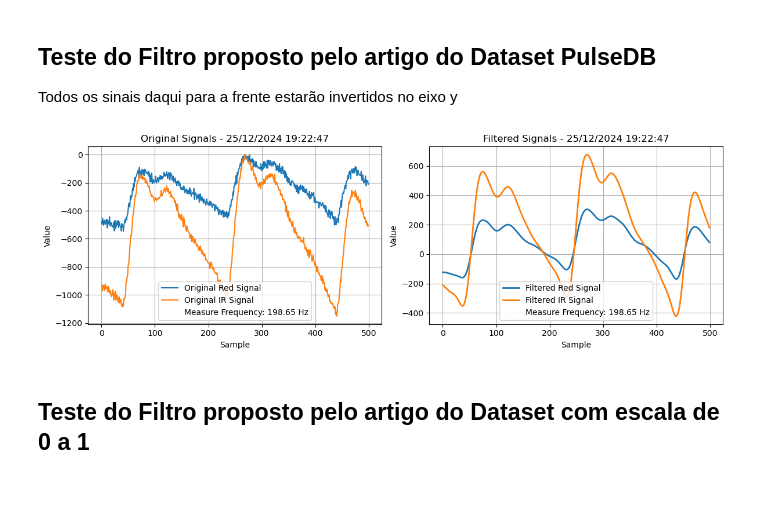
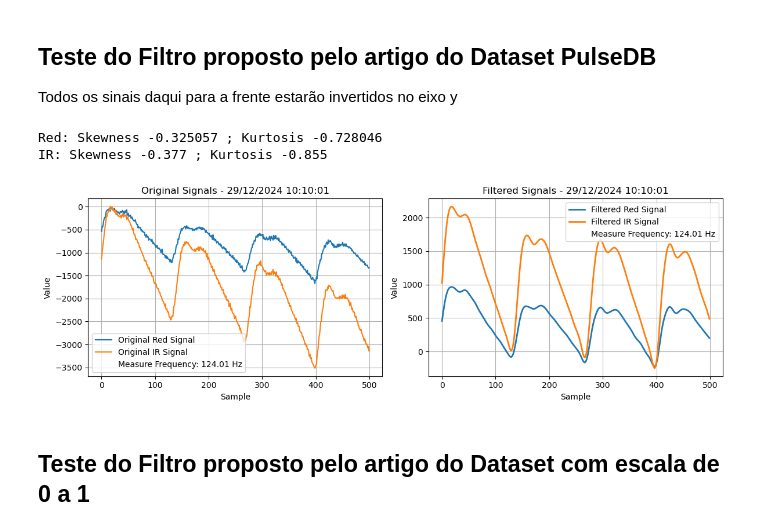
Before and after one commit to wgabrielweber/SmartBP_DataAnalysis, a Jupyter notebook: DataAnalysis_csv.ipynb, the cells around one changed output. Saved outputs shown, nothing was run; the diff lists cells and outputs as text; code cells hidden in the pictures; blank space fills up the shorter version.

Commit message:
working on data analysis updates

```diff
--- a/SensorDataAnalyzer.ipynb
+++ b/DataAnalysis_csv.ipynb
@@ -272,7 +334,7 @@ def plot_preprocessed_file(results):
 # Teste Inicial do Sensor
 # %%
 # Path to the CSV file
-data_file = 'C:/Users/wgabr/TCC/CollectedData/red_ir_comparison.csv'
+data_file = ALL_MEASURES
 
 # Read the data from the CSV file
 with open(data_file, 'r') as file:
@@ -388,7 +450,7 @@ plot_original_movingAverage_red_ir(redSignal, irSignal, measureFrequency, format
 [figure]
 # %%
 # Path to the CSV file
-data_file = 'C:/Users/wgabr/TCC/CollectedData/1000Hz_8samples.csv'
+data_file = SAMPLES8_FREQ1000
 
 # Read the file and choose measure
 data = read_file(data_file)
@@ -506,7 +568,7 @@ plot_original_movingAverage_red_ir(redSignal, irSignal, measureFrequency, format
 ## 1600 Hz / 16amostras por medida
 # %%
 # Path to the CSV file
-data_file = 'C:/Users/wgabr/TCC/CollectedData/1600Hz_16samples.csv'
+data_file = SAMPLES16_FREQ1600
 
 # Read the last signal from the file
 last_measure = read_last_measure(data_file)
@@ -537,18 +599,23 @@ plot_original_movingAverage_red_ir(redSignal, irSignal, measureFrequency, format
 ## Definindo parâmetros do sensor
 # %%
 # Paths to the CSV files
-data_file1 = 'C:/Users/wgabr/TCC/CollectedData/800Hz_4samples.csv'
-data_file2 = 'C:/Users/wgabr/TCC/CollectedData/1000Hz_8samples.csv'
-data_file3 = 'C:/Users/wgabr/TCC/CollectedData/1600Hz_8samples.csv'
-data_file4 = 'C:/Users/wgabr/TCC/CollectedData/1600Hz_16samples.csv'
+data_file1 = SAMPLES4_FREQ800
+data_file2 = SAMPLES8_FREQ1000
+data_file3 = SAMPLES8_FREQ1600
+data_file4 = SAMPLES16_FREQ1600
 
 # Define the window size for the moving average filter
-window_size = 10  # Adjust as needed
+window_size = 10
 
-# Analyze the measures
-results = preprocess_file(data_file1, window_size)
-print(results)
+# Setting the list of files to be analyzed
+file_list = [SAMPLES4_FREQ800, SAMPLES8_FREQ1000, SAMPLES8_FREQ1600, SAMPLES16_FREQ1600]  # Replace with your file paths
 
-# Plot the results
-#plot_preprocessed_file(results)
+# Calling the function that returns the analysis results
+all_results = process_multiple_files(file_list, window_size)
+
+# Display results
+for file, indices in all_results.items():
+    print(f"\nResults for {file}:")
+    for key, value in indices.items():
+        print(f"{key}: {value}")
 # %% [output]
@@ -630,15 +650,14 @@ import ast  # To safely parse the string representation of lists
 from datetime import datetime, timedelta
 
 # Path to the CSV file
-#data_file = 'C:/Users/wgabr/TCC/CollectedData/red_ir_comparison.csv'
-data_file = 'C:/Users/wgabr/TCC/CollectedData/800Hz_4samples.csv'
+data_file = 'C:/Users/wgabr/Jupyter Notebooks/TCC/CollectedData/red_ir_comparison.csv'
 
 # Read the data from the CSV file
 with open(data_file, 'r') as file:
     data = file.readlines()
 
 # Extract the last line (most recent data)
-last_line = data[-4].strip()  # Remove leading/trailing whitespace
+last_line = data[-1].strip()  # Remove leading/trailing whitespace
 
 # Parse the line into components: timestamp, redMeasure, and irMeasure
 try:
@@ -688,36 +707,45 @@ b, a = cheby2(4, 40, [low, high], btype='bandpass')
 filtered_red_signal = filtfilt(b, a, red_signal)
 filtered_ir_signal = filtfilt(b, a, ir_signal)
 
+red_skew = skew(filtered_red_signal)
+red_kurt = kurtosis(filtered_red_signal, fisher = True)
+ir_skew = skew(filtered_ir_signal)
+ir_kurt = kurtosis(filtered_ir_signal, fisher = True)
+print(f"Red: Skewness {red_skew:3f} ; Kurtosis {red_kurt:3f}")
+print(f"IR: Skewness {ir_skew:.3f} ; Kurtosis {ir_kurt:.3f}")
+
 # Create a figure with two subplots arranged side by side
 plt.figure(figsize=(12, 4))  # Adjust figure size as needed
 
 # Plot the original signals on the first subplot
 plt.subplot(1, 2, 1)  # 1 row, 2 columns, 1st subplot
 plt.plot(red_signal, label='Original Red Signal')
 plt.plot(ir_signal, label='Original IR Signal')
 plt.plot([], label=f'Measure Frequency: {measureFrequency:.2f} Hz', color='white')
 plt.xlabel('Sample')
 plt.ylabel('Value')
 plt.title(f'Original Signals - {formatted_datetime}')
 plt.legend()
 plt.grid(True)
 
 # Plot the filtered signals on the second subplot
 plt.subplot(1, 2, 2)  # 1 row, 2 columns, 2nd subplot
 plt.plot(filtered_red_signal, label='Filtered Red Signal', linewidth=2)
 plt.plot(filtered_ir_signal, label='Filtered IR Signal', linewidth=2)
 plt.plot([], label=f'Measure Frequency: {measureFrequency:.2f} Hz', color='white')
 plt.xlabel('Sample')
 plt.ylabel('Value')
 plt.title(f'Filtered Signals - {formatted_datetime}')
 plt.legend()
 plt.grid(True)
 
 # Adjust layout to avoid overlapping elements
 plt.tight_layout()
 plt.show()
 # %% [output]
+Red: Skewness -0.325057 ; Kurtosis -0.728046
+IR: Skewness -0.377 ; Kurtosis -0.855
-[figure, old version]
+[figure, new version]
 # %% [markdown]
 ## Teste do Filtro proposto pelo artigo do Dataset com escala de 0 a 1
 # %%
```
Also changed, not shown: parts of 10 cells of this notebook, 11 other files.
